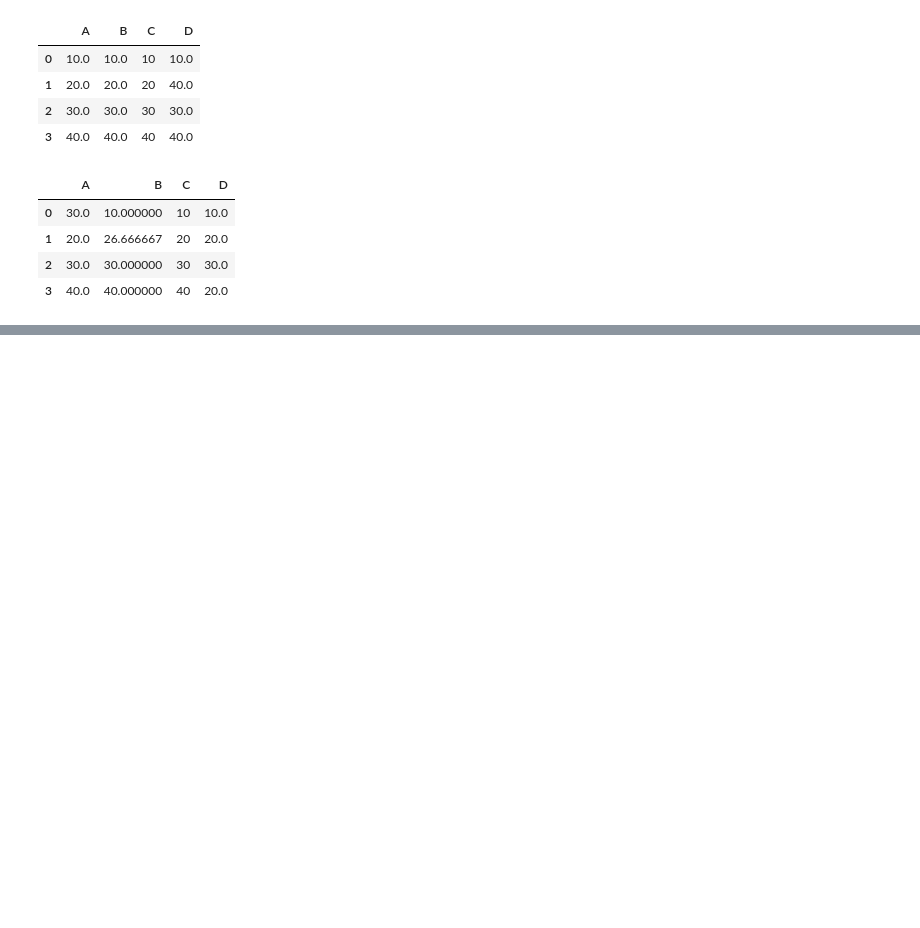
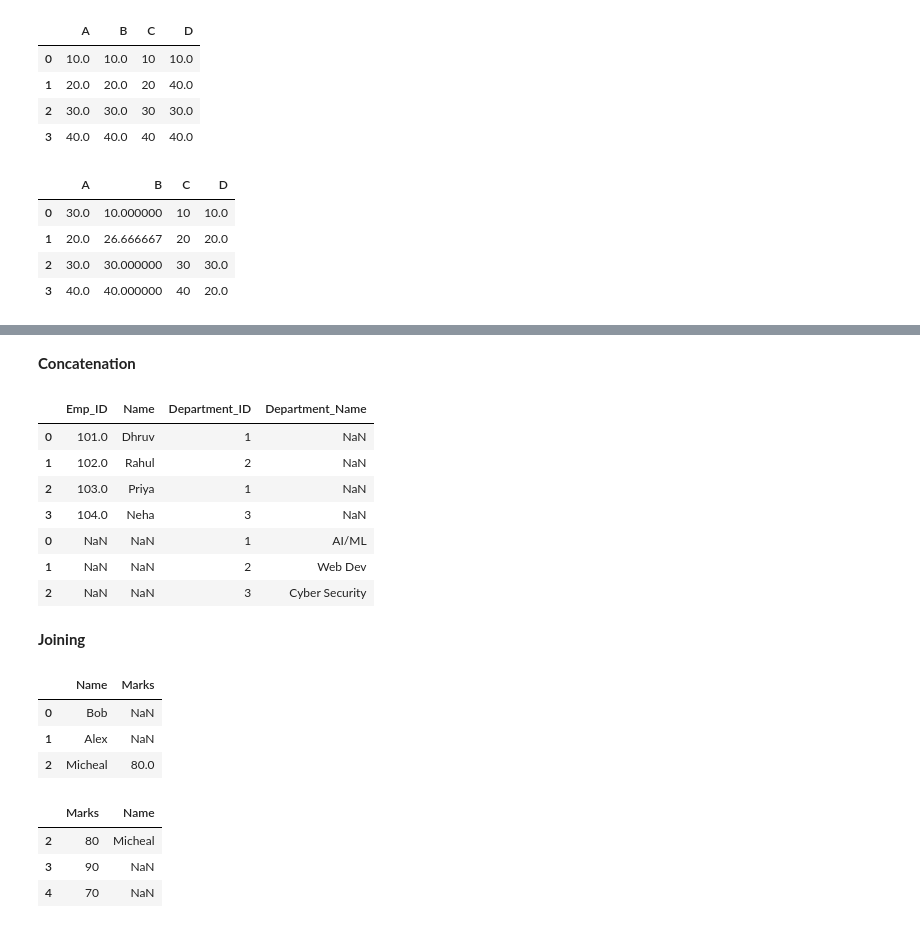
Before and after one commit to dhruv-workspace/Data-Science, a Jupyter notebook: Pandas/pandas-fundamentals.ipynb, the cells around one changed output, grey strips where cells are left out. Drawn from its saved outputs; the diff is of its cells as text; code cells hidden in the pictures; blank space fills up the shorter version.

Commit message:
Pandas Merging Concatenation and Joining topic added

```diff
--- a/Pandas/pandas-fundamentals.ipynb
+++ b/Pandas/pandas-fundamentals.ipynb
@@ -259,0 +258,14 @@ df.fillna(df.mean())
+# %%
+# Data Frame for Employees
+employees = {
+    "Emp_ID": [101, 102, 103, 104],
+    "Name": ["Dhruv", "Rahul", "Priya", "Neha"],
+    "Department_ID": [1, 2, 1, 3]
+}
+df_employees = pd.DataFrame(employees)
+# Data Frame for Departments
+departments = {
+    "Department_ID": [1, 2, 3],
+    "Department_Name": ["AI/ML", "Web Dev", "Cyber Security"]
+}
+df_departments = pd.DataFrame(departments)
@@ -259,0 +320,15 @@ df.fillna(df.mean())
+# %% [markdown]
+**Concatenation**
+# %%
+pd.concat([df_employees,df_departments])
+# %% [output]
+|  | Emp_ID | Name | Department_ID | Department_Name |
+| 0 | 101.0 | Dhruv | 1 | NaN |
+| 1 | 102.0 | Rahul | 2 | NaN |
+| 2 | 103.0 | Priya | 1 | NaN |
+| 3 | 104.0 | Neha | 3 | NaN |
+| 0 | NaN | NaN | 1 | AI/ML |
+| 1 | NaN | NaN | 2 | Web Dev |
+| 2 | NaN | NaN | 3 | Cyber Security |
+# %% [markdown]
+**Joining**
@@ -259,0 +340,14 @@ df.fillna(df.mean())
+# %%
+df_df1.join(df_df2)
+# %% [output]
+|  | Name | Marks |
+| 0 | Bob | NaN |
+| 1 | Alex | NaN |
+| 2 | Micheal | 80.0 |
+# %%
+df_df2.join(df_df1)
+# %% [output]
+|  | Marks | Name |
+| 2 | 80 | Micheal |
+| 3 | 90 | NaN |
+| 4 | 70 | NaN |
```
Also changed, not shown: parts of 11 cells of this notebook.
